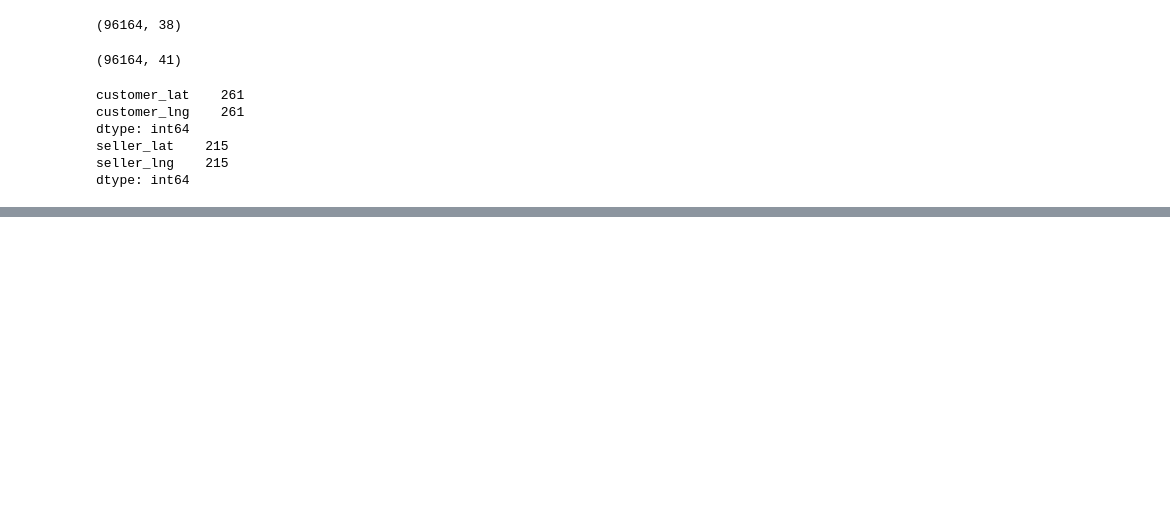
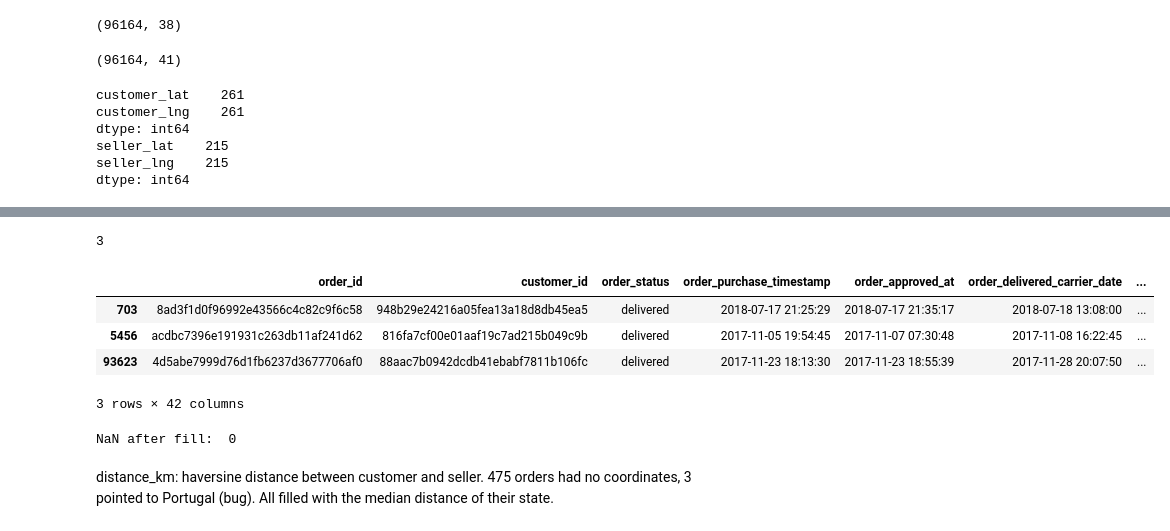
Before and after one commit to arocasim/olist_delivery_risk, a Jupyter notebook: notebooks/01_eda.ipynb, the cells around one changed output, grey strips where cells are left out. Drawn from its saved outputs; the diff is of its cells as text; code cells hidden in the pictures; blank space fills up the shorter version.

Commit message:
Geo distance feature. Add distance_km and retrain model

```diff
--- a/notebooks/01_eda.ipynb
+++ b/notebooks/01_eda.ipynb
@@ -755,3 +734,11 @@ dtype: int64
 seller_lat    215
 seller_lng    215
 dtype: int64
+# %%
+clean['distance_km'] = haversine_km(
+    clean['customer_lat'], clean['customer_lng'],
+    clean['seller_lat'], clean['customer_lng']
+)
+
+print(clean['distance_km'].describe())
+print("NaN distance: ", clean['distance_km'].isnull().sum())
@@ -757,0 +756,12 @@ dtype: int64
+# %%
+print((clean['distance_km'] > 4500).sum())
+# %% [output]
+3
+# %%
+clean[clean['distance_km'] > 4500]
+# %% [output]
+|  | order_id | customer_id | order_status | order_purchase_timestamp | order_approved_at | order_delivered_carrier_date | ... |
+| 703 | 8ad3f1d0f96992e43566c4c82c9f6c58 | 948b29e24216a05fea13a18d8db45ea5 | delivered | 2018-07-17 21:25:29 | 2018-07-17 21:35:17 | 2018-07-18 13:08:00 | ... |
+| 5456 | acdbc7396e191931c263db11af241d62 | 816fa7cf00e01aaf19c7ad215b049c9b | delivered | 2017-11-05 19:54:45 | 2017-11-07 07:30:48 | 2017-11-08 16:22:45 | ... |
+| 93623 | 4d5abe7999d76d1fb6237d3677706af0 | 88aac7b0942dcdb41ebabf7811b106fc | delivered | 2017-11-23 18:13:30 | 2017-11-23 18:55:39 | 2017-11-28 20:07:50 | ... |
+3 rows × 42 columns
@@ -757,0 +772,6 @@ dtype: int64
+# %%
+print("NaN after fill: ", clean['distance_km'].isnull().sum())
+# %% [output]
+NaN after fill:  0
+# %% [markdown]
+distance_km: haversine distance between customer and seller. 475 orders had no coordinates, 3 pointed to Portugal (bug). All filled with the median distance of their state.
```
Also changed, not shown: parts of 6 cells of this notebook, 1 other file.
